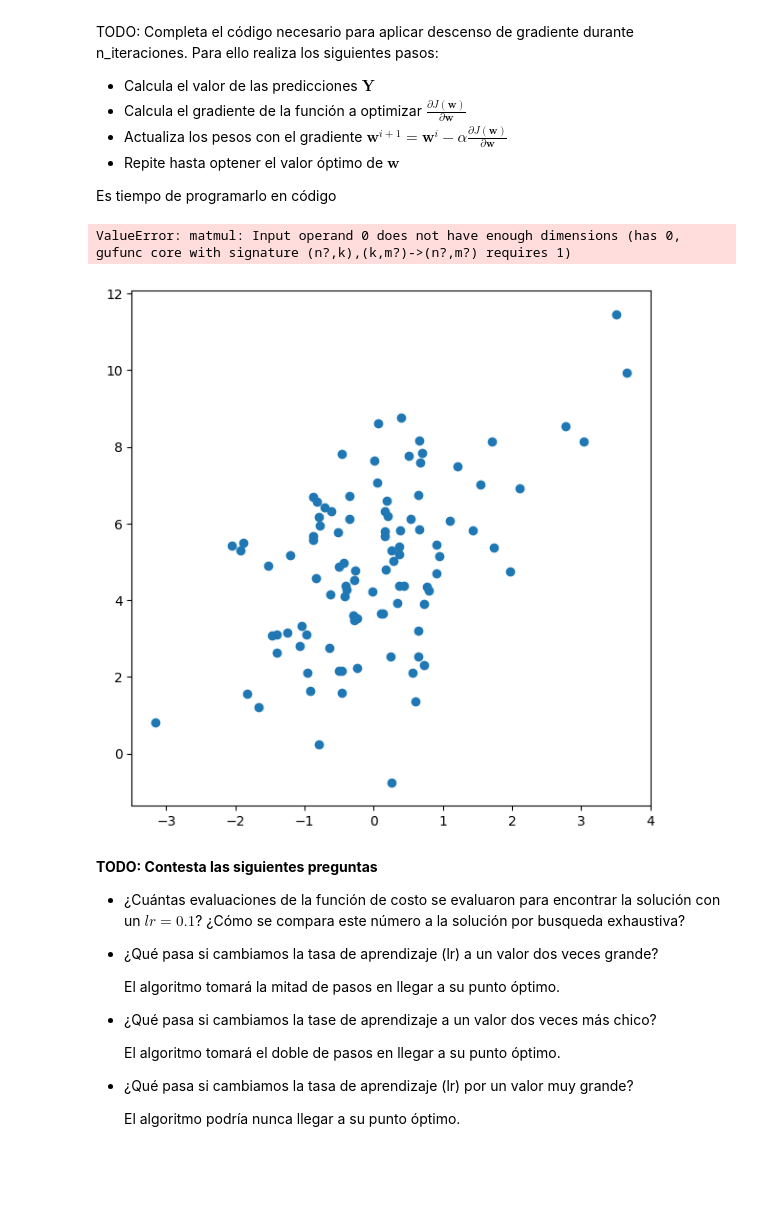
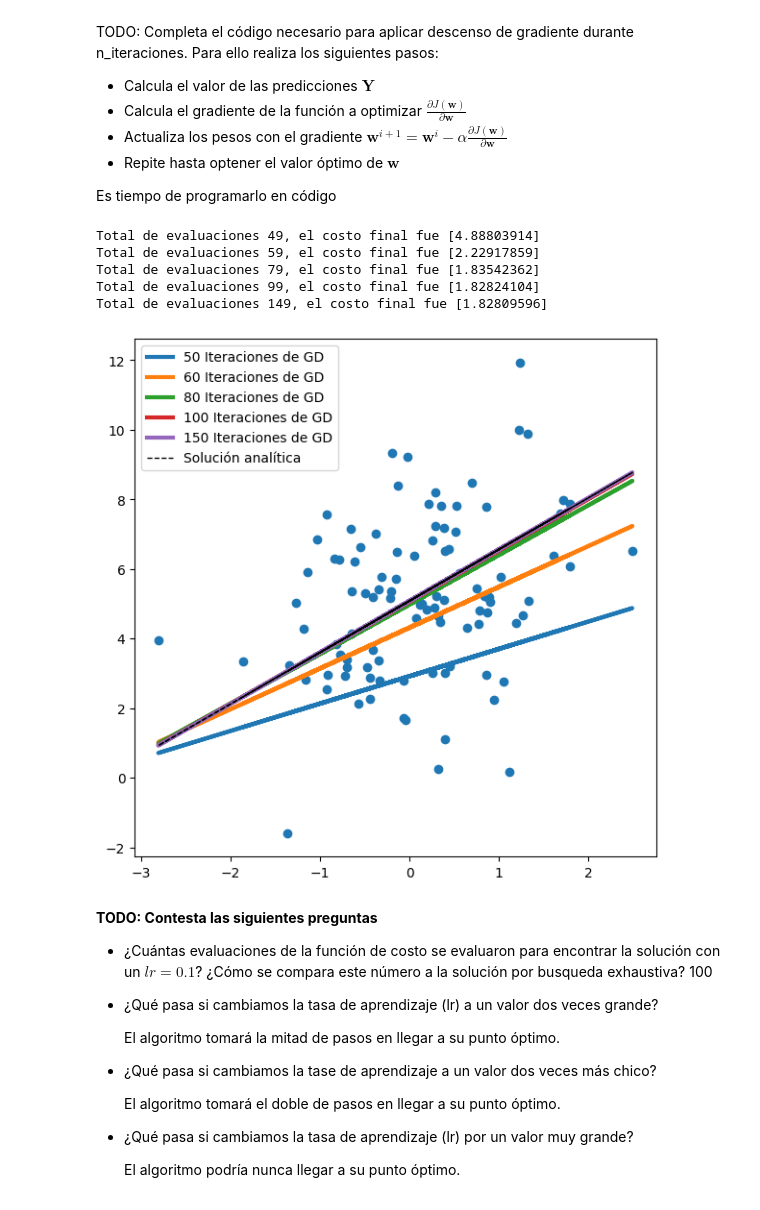
Before and after one commit to marianovba/ML23_LosGoons, a Jupyter notebook: ml23/ejercicio_1_LinearReg/gradient_descent.ipynb, the cells around one changed output. Cells and saved outputs as stored; diff of their text form; code cells hidden in the pictures; blank space fills up the shorter version.

Commit message:
Correciones de gradiente vistas en clase

```diff
--- a/ml23/ejercicio_1_LinearReg/gradient_descent.ipynb
+++ b/ml23/ejercicio_1_LinearReg/gradient_descent.ipynb
@@ -198,8 +199,8 @@ def gradient_descent(X, y, lr, N_iterations, w_start=np.array([0,0])):
         # TODO: Calcula el error
         error = y - hypothesis
 
-        # TODO: Calcula el gradiente del MSE loss
-        gradiente = -(1/m) @ X.T @ error
+        # TODO: Calcula el adiente del MSE loss
+        gradiente = -(1/m) * X.T @ error
 
         # TODO: Actualiza los pesos
         w = w - gradiente * lr
@@ -217,40 +218,44 @@ import numpy as np
 # %%
 from sklearn import linear_model
 # Parámetros de descenso de gradiente
-N_iterations = [50,60,80]
+N_iterations = [50,60,80,100,150]
 
 # Pesos iniciales y ritmo de aprendizaje
 lr = 0.1  # Utiliza valores cercanos e.g. 0.05, 0.2 .. etc
 w_start = np.array([-400,0])
 w_start = np.expand_dims(w_start,-1)
 
 # (2.) - (4.) -> Variación de cantidad de iteraciones
 plt.figure(figsize=(7,7))
 plt.scatter(x_val[:,-1], y_val)
 for n_it in N_iterations:
     # Entrenamos el modelo en el set de entrenamiento
     w_opt = gradient_descent(x_train, y_train, lr, n_it, w_start)
 
     # Visualizamos la predicción en el set de validación
     prediction = x_val @ w_opt
     plt.plot(x_val[:,-1], prediction, label = str(n_it)+" Iteraciones de GD", linewidth=3)
 
 # Obtener la solución analítica
 analitic_sol=linear_model.LinearRegression()
 analitic_sol.fit(x_train, y_train)
 
 # Visualizar solución analitica
 plt.plot(x_val[:,-1], analitic_sol.predict(x_val),label = 'Solución analítica', linewidth=1, linestyle="dashed", color="black")
 # plt.ylim(bottom=-10)
 plt.legend()
 plt.show()
 # %% [output]
-ValueError: matmul: Input operand 0 does not have enough dimensions (has 0, gufunc core with signature (n?,k),(k,m?)->(n?,m?) requires 1)
+Total de evaluaciones 49, el costo final fue [4.88803914]
+Total de evaluaciones 59, el costo final fue [2.22917859]
+Total de evaluaciones 79, el costo final fue [1.83542362]
+Total de evaluaciones 99, el costo final fue [1.82824104]
+Total de evaluaciones 149, el costo final fue [1.82809596]
-[figure, old version]
+[figure, new version]
 # %% [markdown]
 <b>TODO: Contesta las siguientes preguntas</b>
 - ¿Cuántas evaluaciones de la función de costo se evaluaron para encontrar la solución con un $lr=0.1$? ¿Cómo se compara este número a la solución por busqueda exhaustiva?
-
+100
 
 
 - ¿Qué pasa si cambiamos la tasa de aprendizaje (lr) a un valor dos veces grande?
```
Also changed, not shown: parts of 4 cells of this notebook.
